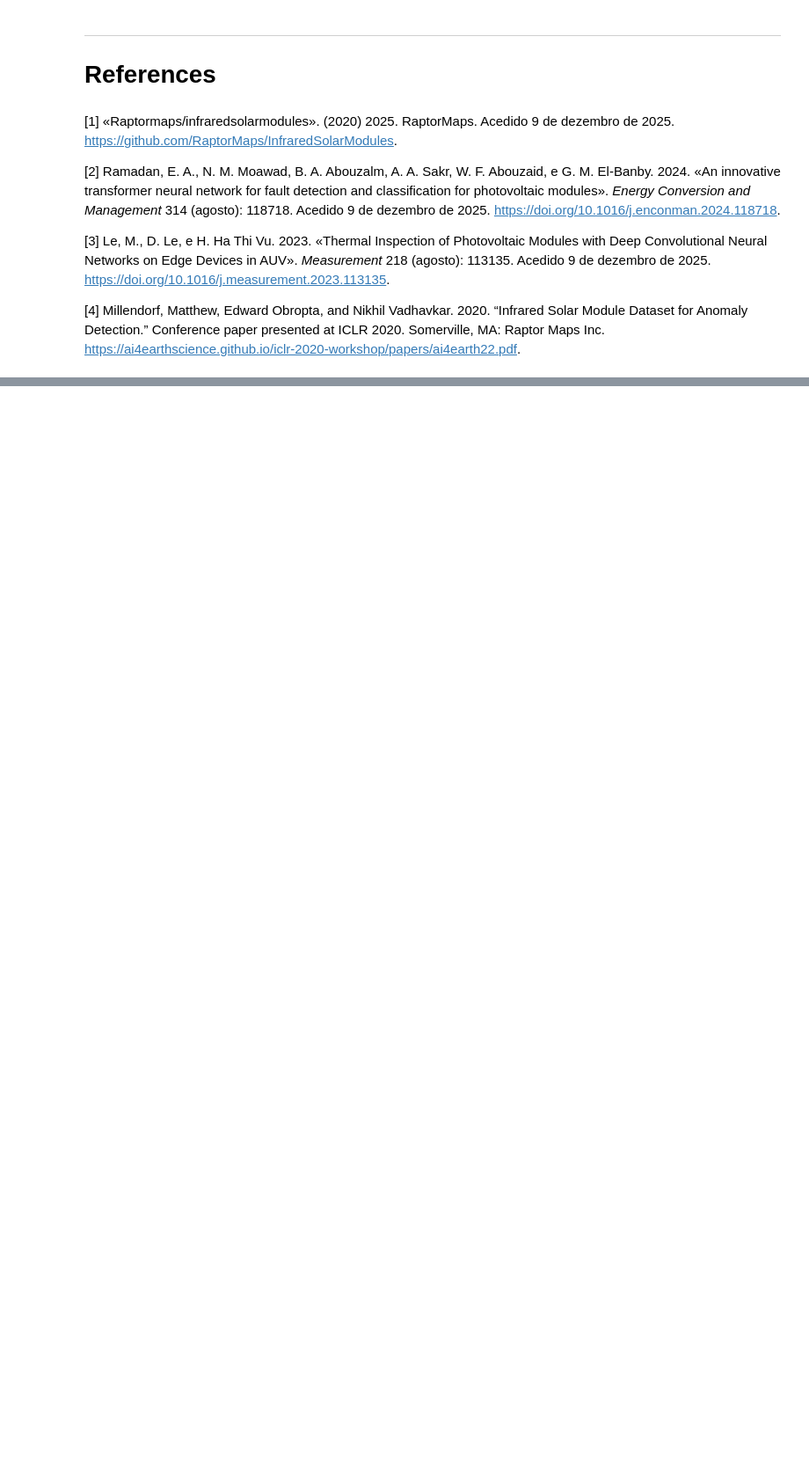
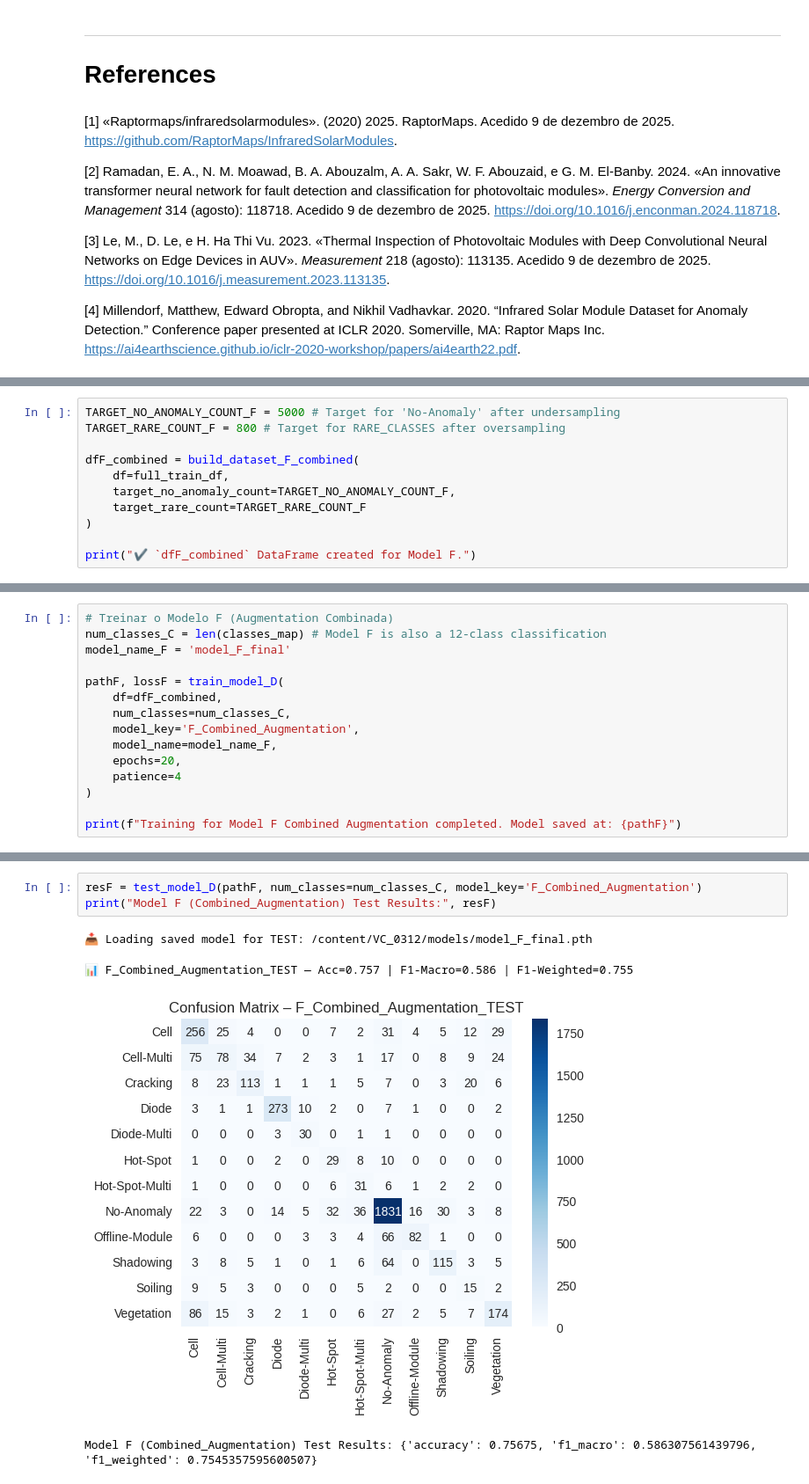
Before and after one commit to FM11pp3/VC_0312, a Jupyter notebook: [Final Version] [M.EGI026] Assignment 2.ipynb, the cells around one changed output, grey strips where cells are left out. Shown at 88% size. Drawn from its saved outputs; the diff is of its cells as text; blank space fills up the shorter version.

```diff
--- a/[Final Version] [M.EGI026] Assignment 2.ipynb
+++ b/[Final Version] [M.EGI026] Assignment 2.ipynb
@@ -1875,0 +2552,11 @@ else:
+# %%
+TARGET_NO_ANOMALY_COUNT_F = 5000 # Target for 'No-Anomaly' after undersampling
+TARGET_RARE_COUNT_F = 800 # Target for RARE_CLASSES after oversampling
+
+dfF_combined = build_dataset_F_combined(
+    df=full_train_df,
+    target_no_anomaly_count=TARGET_NO_ANOMALY_COUNT_F,
+    target_rare_count=TARGET_RARE_COUNT_F
+)
+
+print("✔️ `dfF_combined` DataFrame created for Model F.")
@@ -1875,0 +2620,15 @@ else:
+# %%
+# Treinar o Modelo F (Augmentation Combinada)
+num_classes_C = len(classes_map) # Model F is also a 12-class classification
+model_name_F = 'model_F_final'
+
+pathF, lossF = train_model_D(
+    df=dfF_combined,
+    num_classes=num_classes_C,
+    model_key='F_Combined_Augmentation',
+    model_name=model_name_F,
+    epochs=20,
+    patience=4
+)
+
+print(f"Training for Model F Combined Augmentation completed. Model saved at: {pathF}")
@@ -1875,0 +2653,8 @@ else:
+# %%
+resF = test_model_D(pathF, num_classes=num_classes_C, model_key='F_Combined_Augmentation')
+print("Model F (Combined_Augmentation) Test Results:", resF)
+# %% [output]
+📥 Loading saved model for TEST: /content/VC_0312/models/model_F_final.pth
+📊 F_Combined_Augmentation_TEST — Acc=0.757 | F1-Macro=0.586 | F1-Weighted=0.755
+[figure, added]
+Model F (Combined_Augmentation) Test Results: {'accuracy': 0.75675, 'f1_macro': 0.586307561439796, 'f1_weighted': 0.7545357595600507}
```
Also changed, not shown: parts of 79 cells of this notebook.
